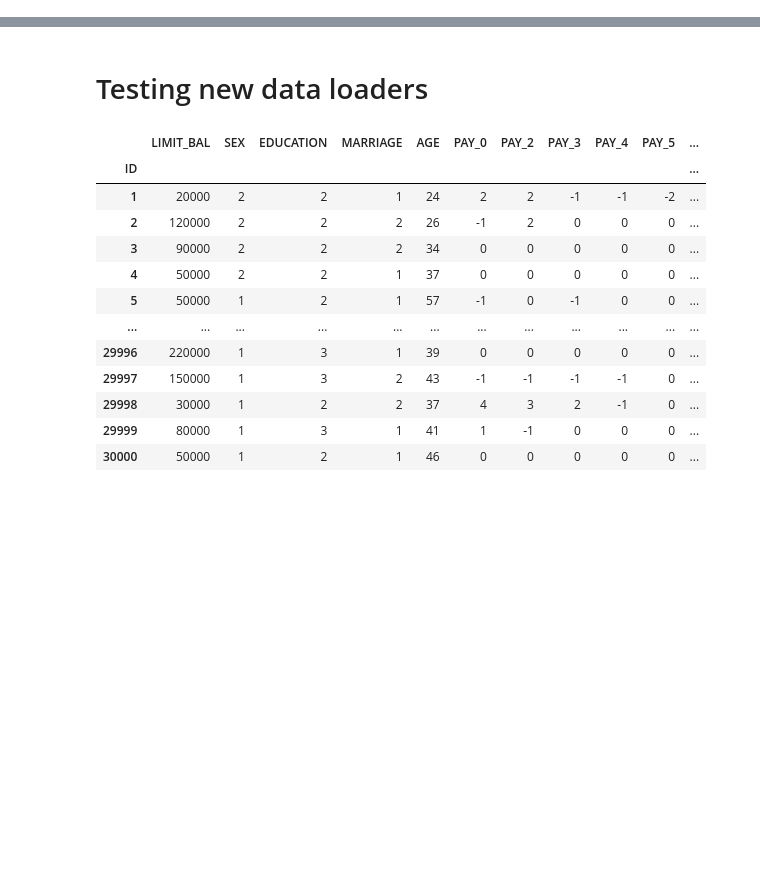
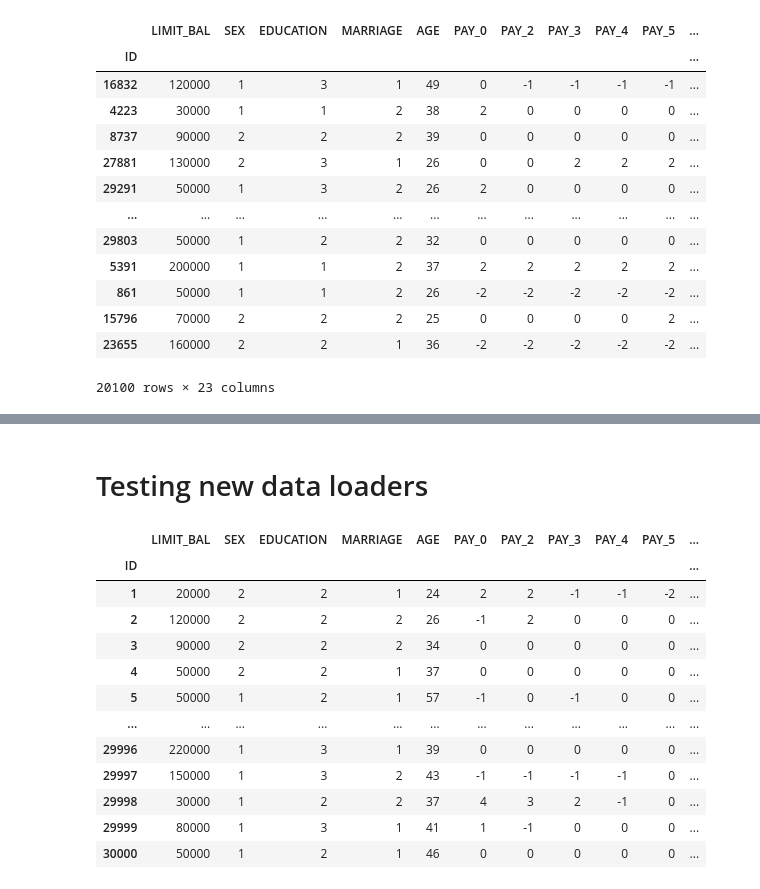
Before and after one commit to josk0/cleva, a Jupyter notebook: start.ipynb, the cells around one changed output, grey strips where cells are left out. Drawn from its saved outputs; the diff is of its cells as text; code cells hidden in the pictures; blank space fills up the shorter version.

```diff
--- a/start.ipynb
+++ b/start.ipynb
@@ -19,2 +23,19 @@ new_run = runners.run(rf_model, load_us_perm_visas)
+# %%
+new_run.X_train
+# %% [output]
+|  | LIMIT_BAL | SEX | EDUCATION | MARRIAGE | AGE | PAY_0 | PAY_2 | PAY_3 | PAY_4 | PAY_5 | ... |
+| ID |  |  |  |  |  |  |  |  |  |  | ... |
+| 16832 | 120000 | 1 | 3 | 1 | 49 | 0 | -1 | -1 | -1 | -1 | ... |
+| 4223 | 30000 | 1 | 1 | 2 | 38 | 2 | 0 | 0 | 0 | 0 | ... |
+| 8737 | 90000 | 2 | 2 | 2 | 39 | 0 | 0 | 0 | 0 | 0 | ... |
+| 27881 | 130000 | 2 | 3 | 1 | 26 | 0 | 0 | 2 | 2 | 2 | ... |
+| 29291 | 50000 | 1 | 3 | 2 | 26 | 2 | 0 | 0 | 0 | 0 | ... |
+| ... | ... | ... | ... | ... | ... | ... | ... | ... | ... | ... | ... |
+| 29803 | 50000 | 1 | 2 | 2 | 32 | 0 | 0 | 0 | 0 | 0 | ... |
+| 5391 | 200000 | 1 | 1 | 2 | 37 | 2 | 2 | 2 | 2 | 2 | ... |
+| 861 | 50000 | 1 | 1 | 2 | 26 | -2 | -2 | -2 | -2 | -2 | ... |
+| 15796 | 70000 | 2 | 2 | 2 | 25 | 0 | 0 | 0 | 0 | 2 | ... |
+| 23655 | 160000 | 2 | 2 | 1 | 36 | -2 | -2 | -2 | -2 | -2 | ... |
+20100 rows × 23 columns
 # %%
 new_run.pipe
```
Also changed, not shown: parts of 11 cells of this notebook, 8 other files.
